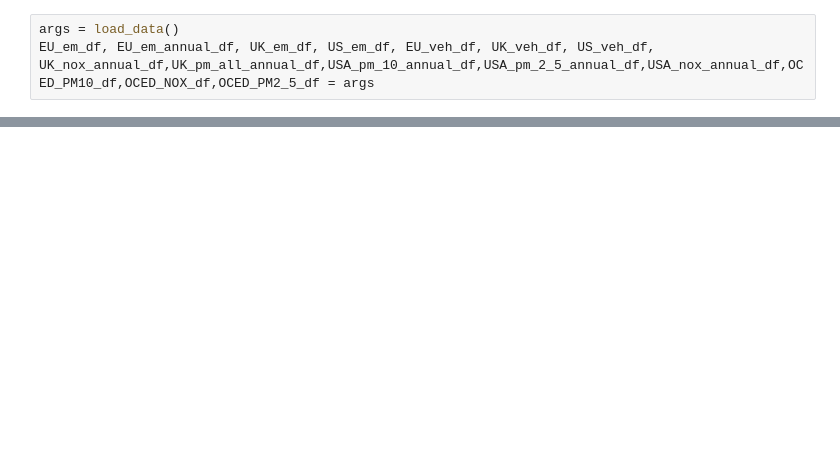
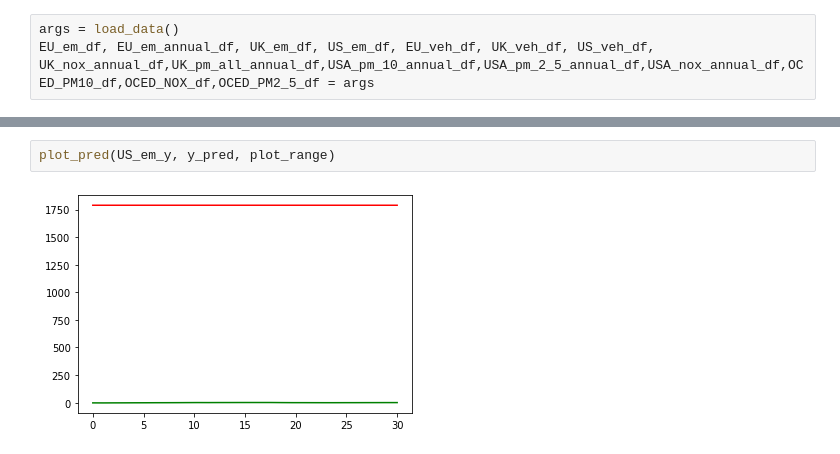
Before and after one commit to IsaacJohnEvans/EV_affect_on_emissions, a Jupyter notebook: pred.ipynb, the cells around one changed output, grey strips where cells are left out. Drawn from its saved outputs; the diff is of its cells as text; blank space fills up the shorter version.

```diff
--- a/pred.ipynb
+++ b/pred.ipynb
@@ -185,0 +178,4 @@ Epoch 10/10
+# %%
+plot_pred(US_em_y, y_pred, plot_range)
+# %% [output]
+[figure, added]
```
Also changed, not shown: parts of 8 cells of this notebook, 25 other files.
